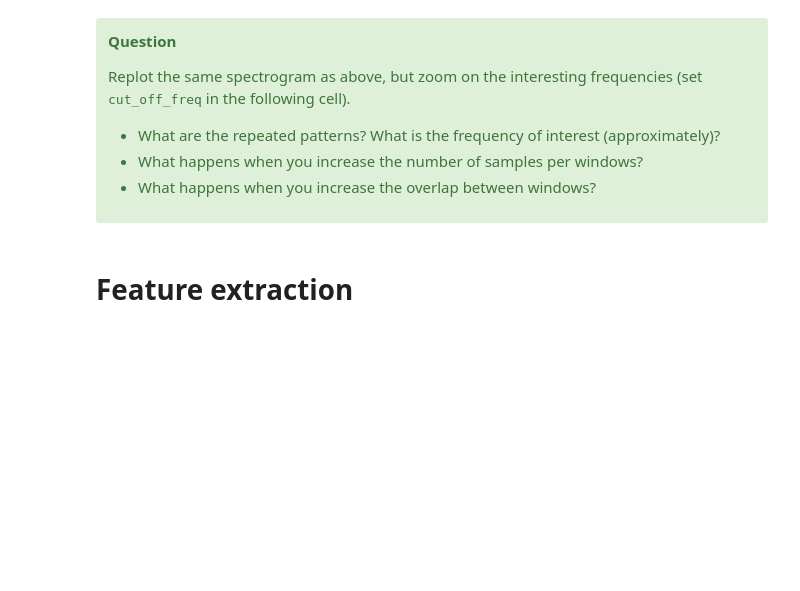
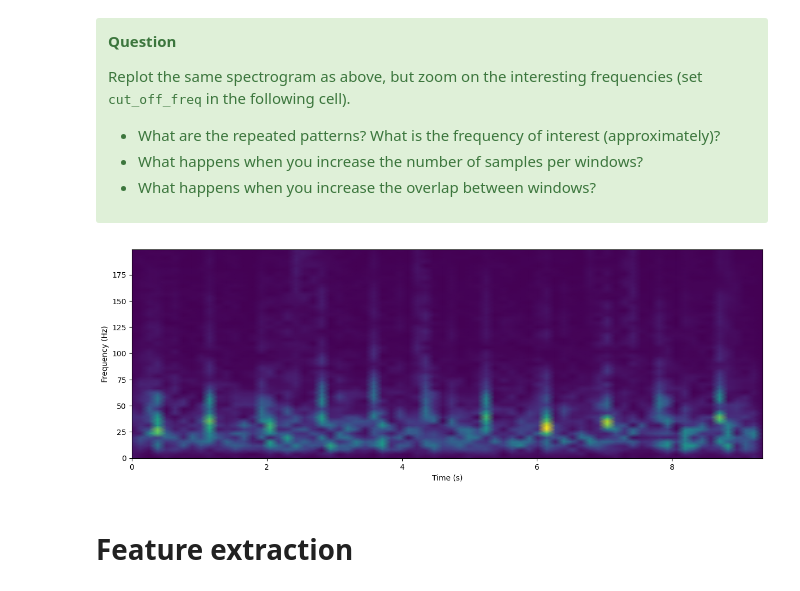
Before and after one commit to deepcharles/tutorials-mva-2023-2024, a Jupyter notebook: session 1/02_FeatureSelection.ipynb, the cells around one changed output. Cells and saved outputs as stored; diff of their text form; code cells hidden in the pictures; blank space fills up the shorter version.

```diff
--- a/session 1/02_FeatureSelection.ipynb
+++ b/session 1/02_FeatureSelection.ipynb
@@ -66,8 +87,8 @@ FREQUENCY = 2000  # Hz
 # %% [markdown]
 Choose a signal from the data set.
 # %%
-ind = 43
-signal = data.X_train[ind].flatten()
-label = data.y_train[ind]
+ind = 3
+signal = X_train[ind].flatten()
+label = y_train[ind]
 n_samples = signal.shape[0]
 print(label)
@@ -101,15 +128,17 @@ cut_off_freq = ...  # Hz
 # %%
 fig, ax = fig_ax()
 
-f, t, Zxx = stft(signal, fs=FREQUENCY, nperseg=1024, noverlap=512)
+f, t, Zxx = stft(signal, fs=FREQUENCY, nperseg=512, noverlap=256)
 
 keep_mask = f < cut_off_freq
 
 ax.pcolormesh(
     t, f[keep_mask], np.abs(Zxx[keep_mask]), vmin=0, shading="gouraud"
 )
 ax.set_xlabel("Time (s)")
 _ = ax.set_ylabel("Frequency (Hz)")
+# %% [output]
+[figure, added]
 # %% [markdown]
 # Feature extraction
 # %% [markdown]
```
Also changed, not shown: parts of 9 cells of this notebook, 4 other files.
